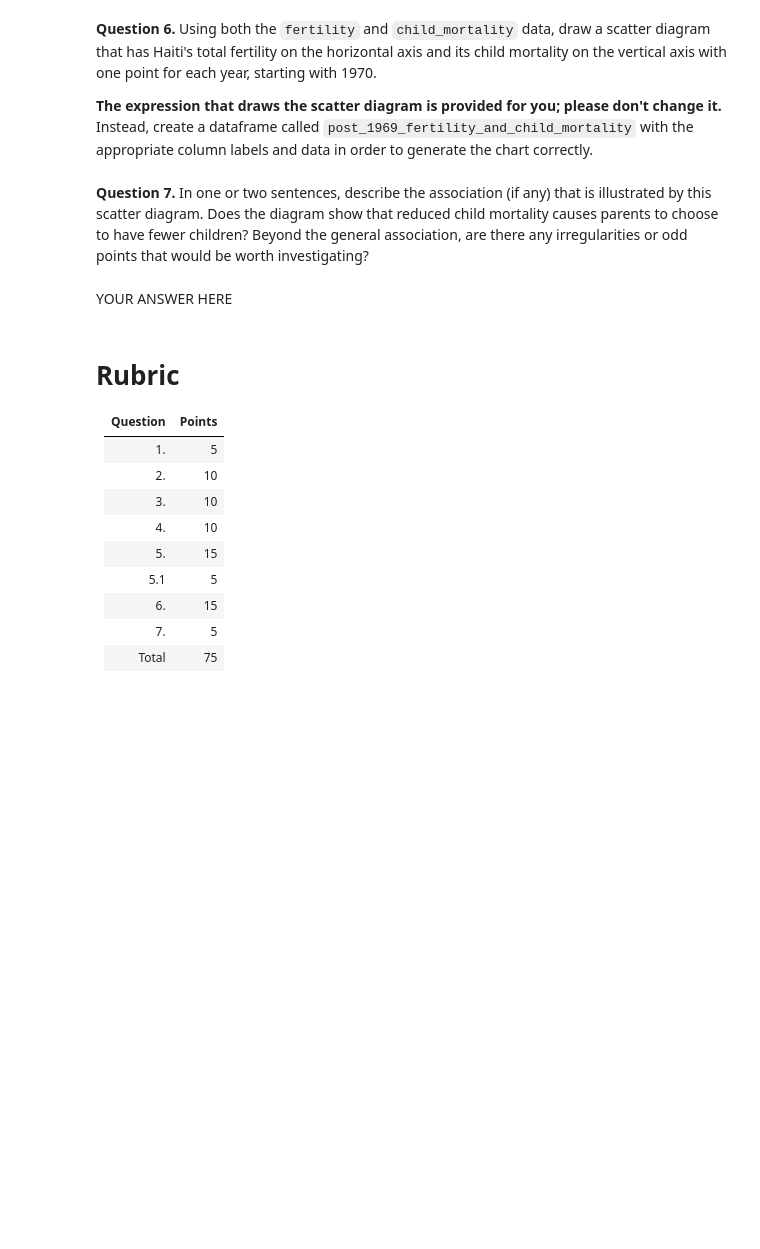
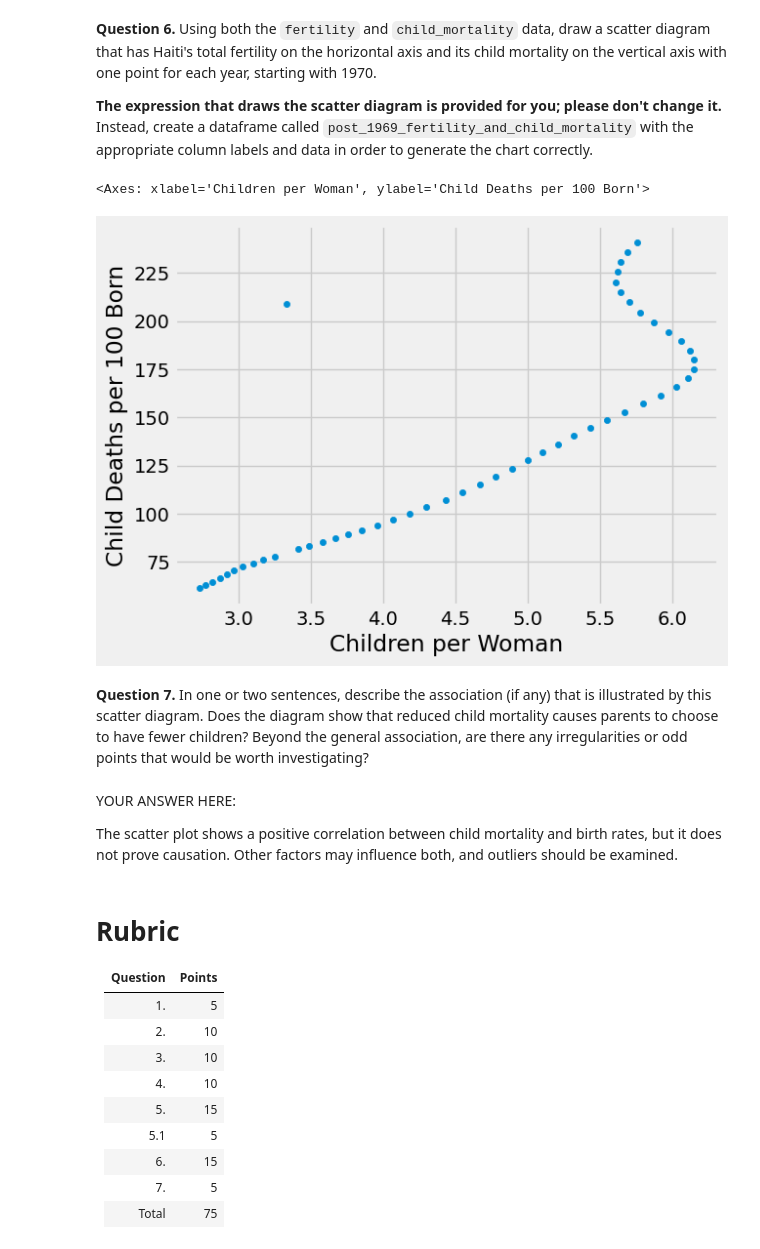
Before and after one commit to Etobimz/CMPUT200-Labs, a Jupyter notebook: Lab4/1880229_L4.ipynb, the cells around one changed output. Drawn from its saved outputs; the diff is of its cells as text; code cells hidden in the pictures; blank space fills up the shorter version.

```diff
--- a/Lab4/1880229_L4.ipynb
+++ b/Lab4/1880229_L4.ipynb
@@ -197,20 +277,27 @@ It has been observed that lower fertility rates are often associated with lower
 
 **The expression that draws the scatter diagram is provided for you; please don't change it.** Instead, create a dataframe called `post_1969_fertility_and_child_mortality` with the appropriate column labels and data in order to generate the chart correctly.
 # %%
-# YOUR CODE HERE
-raise NotImplementedError()
-
+# YOUR CODE HER
+needed_column_fertility= fertility[(fertility['geo']=='hti') & (fertility['time'] >= 1970)]
+needed_column_child_mortality= child_mortality[(child_mortality['geo'] == 'hti') & (child_mortality['time'] >= 1970)]
+# To merge both filters with the common coloumn creiteria 'geo' = 'hti' and 'time' >= '1970'
+post_1969_fertility_and_child_mortality = pd.merge(needed_column_fertility, needed_column_child_mortality, on=['geo', 'time'])
 # Don't change this line!
 post_1969_fertility_and_child_mortality.plot.scatter(
     "children_per_woman_total_fertility",
     "child_mortality_under_5_per_1000_born",
     xlabel="Children per Woman",
     ylabel="Child Deaths per 100 Born"
 )
+# %% [output]
+<Axes: xlabel='Children per Woman', ylabel='Child Deaths per 100 Born'>
+[figure, added]
 # %% [markdown]
 **Question 7.** In one or two sentences, describe the association (if any) that is illustrated by this scatter diagram. Does the diagram show that reduced child mortality causes parents to choose to have fewer children? Beyond the general association, are there any irregularities or odd points that would be worth investigating?
-# %% [markdown]
-YOUR ANSWER HERE
+# %% [markdown]
+YOUR ANSWER HERE:
+
+The scatter plot shows a positive correlation between child mortality and birth rates, but it does not prove causation. Other factors may influence both, and outliers should be examined.
 # %% [markdown]
 # Rubric
 
```
Also changed, not shown: parts of 13 cells of this notebook.
